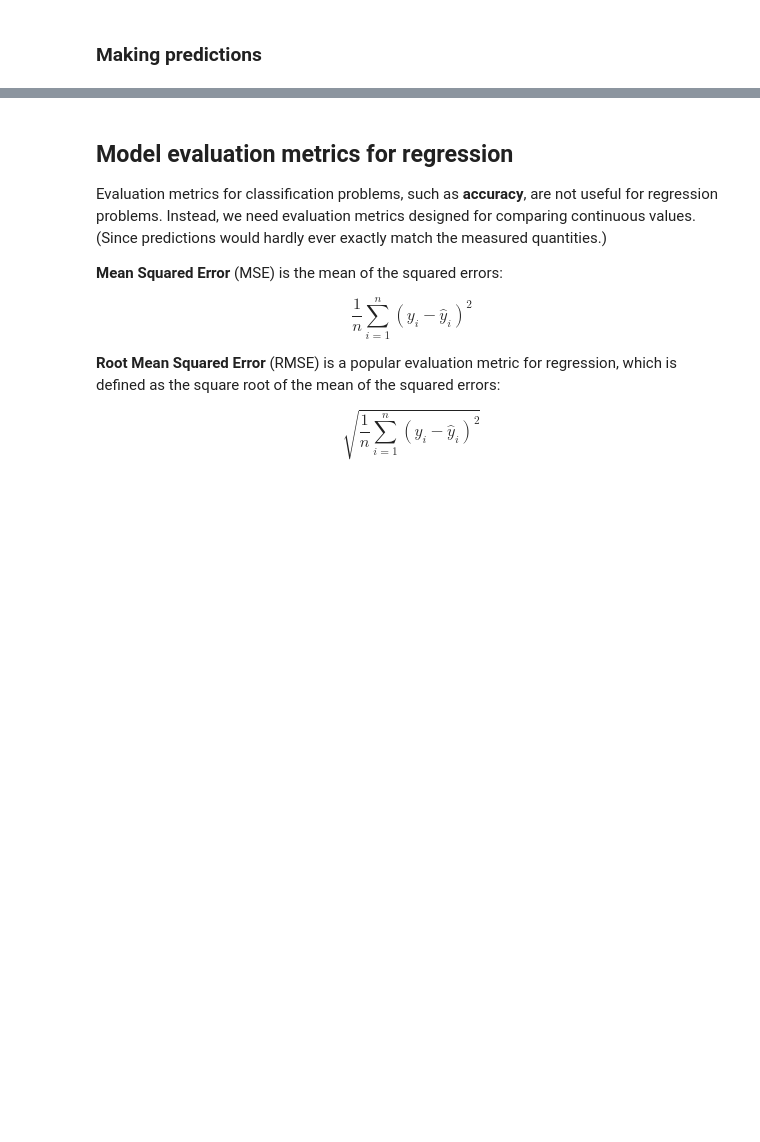
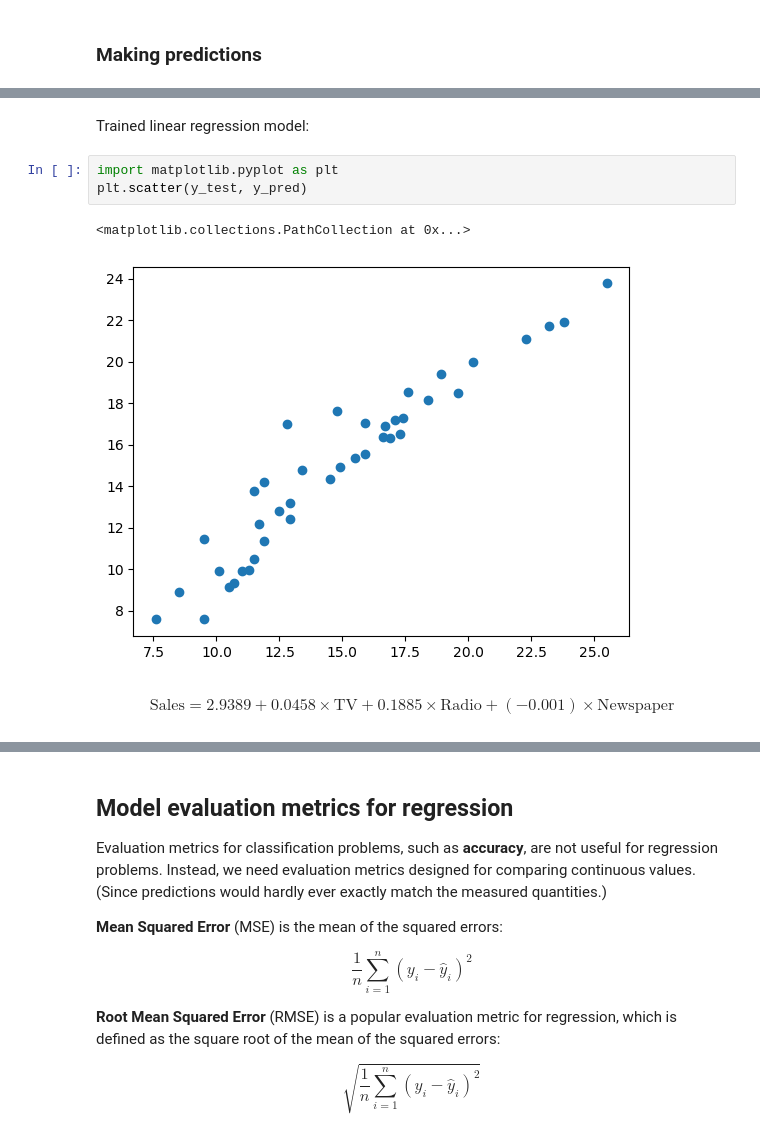
Before and after one commit to poe125/UCSC-CSE142-MachineLearning, a Jupyter notebook: Assignment2/Assignment2_CSE142.ipynb, the cells around one changed output, grey strips where cells are left out. Drawn from its saved outputs; the diff is of its cells as text; blank space fills up the shorter version.

```diff
--- a/Assignment2/Assignment2_CSE142.ipynb
+++ b/Assignment2/Assignment2_CSE142.ipynb
@@ -206,0 +207,10 @@ model.score(X_test,y_test)
+# %% [markdown]
+Trained linear regression model:
+# %%
+import matplotlib.pyplot as plt
+plt.scatter(y_test, y_pred)
+# %% [output]
+<matplotlib.collections.PathCollection at 0x...>
+[figure, added]
+# %% [markdown]
+$$\text{Sales} = 2.9389 + 0.0458 \times \text{TV} + 0.1885 \times \text{Radio} + (-0.001) \times \text{Newspaper}$$
```
Also changed, not shown: parts of 8 cells of this notebook.
